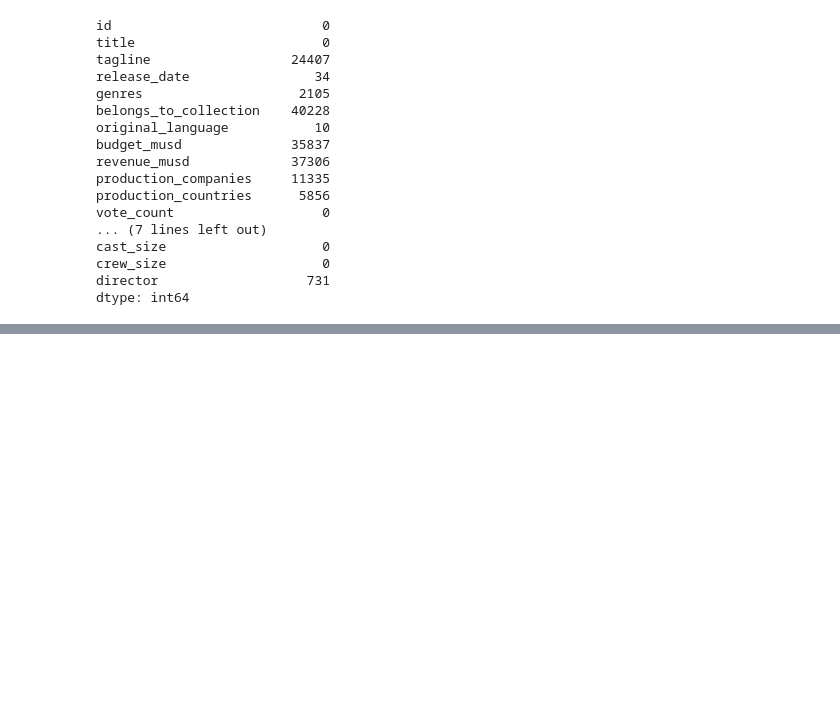
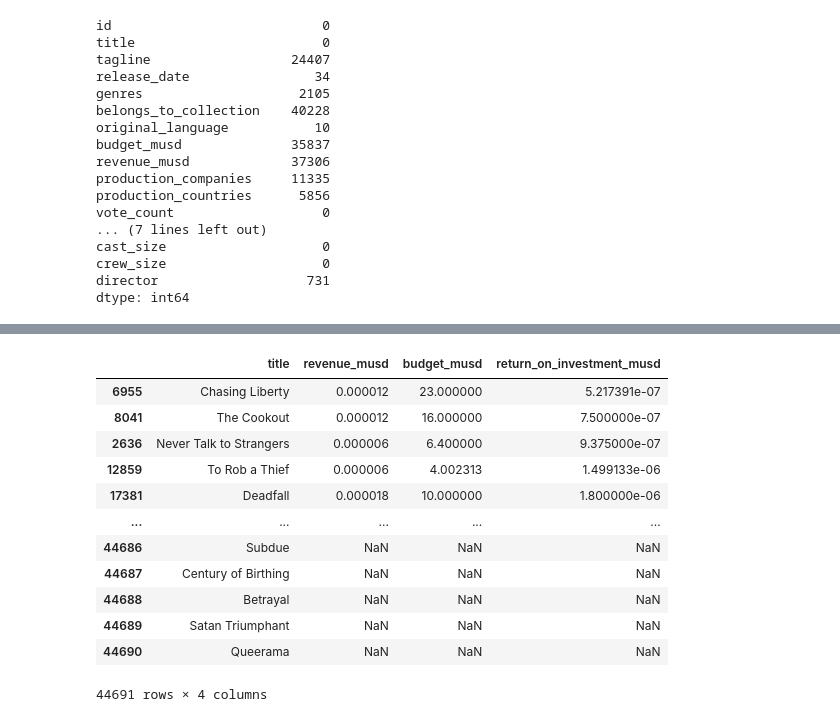
Before and after one commit to MeganHolborn/Udemy-Data-Science-with-Pandas-course, a Jupyter notebook: Project 1_Explanatory Data Analysis & Data Presentation.ipynb, the cells around one changed output, grey strips where cells are left out. Cells and saved outputs as stored; diff of their text form; code cells hidden in the pictures; blank space fills up the shorter version.

```diff
--- a/Project 1_Explanatory Data Analysis & Data Presentation.ipynb
+++ b/Project 1_Explanatory Data Analysis & Data Presentation.ipynb
@@ -83,0 +220,17 @@ dtype: int64
+# %%
+# Sort by lowest return on investment
+movies_roi.sort_values(by=["return_on_investment_musd"], ascending=True)
+# %% [output]
+|  | title | revenue_musd | budget_musd | return_on_investment_musd |
+| 6955 | Chasing Liberty | 0.000012 | 23.000000 | 5.217391e-07 |
+| 8041 | The Cookout | 0.000012 | 16.000000 | 7.500000e-07 |
+| 2636 | Never Talk to Strangers | 0.000006 | 6.400000 | 9.375000e-07 |
+| 12859 | To Rob a Thief | 0.000006 | 4.002313 | 1.499133e-06 |
+| 17381 | Deadfall | 0.000018 | 10.000000 | 1.800000e-06 |
+| ... | ... | ... | ... | ... |
+| 44686 | Subdue | NaN | NaN | NaN |
+| 44687 | Century of Birthing | NaN | NaN | NaN |
+| 44688 | Betrayal | NaN | NaN | NaN |
+| 44689 | Satan Triumphant | NaN | NaN | NaN |
+| 44690 | Queerama | NaN | NaN | NaN |
+44691 rows × 4 columns
```
Also changed, not shown: parts of 13 cells of this notebook.
